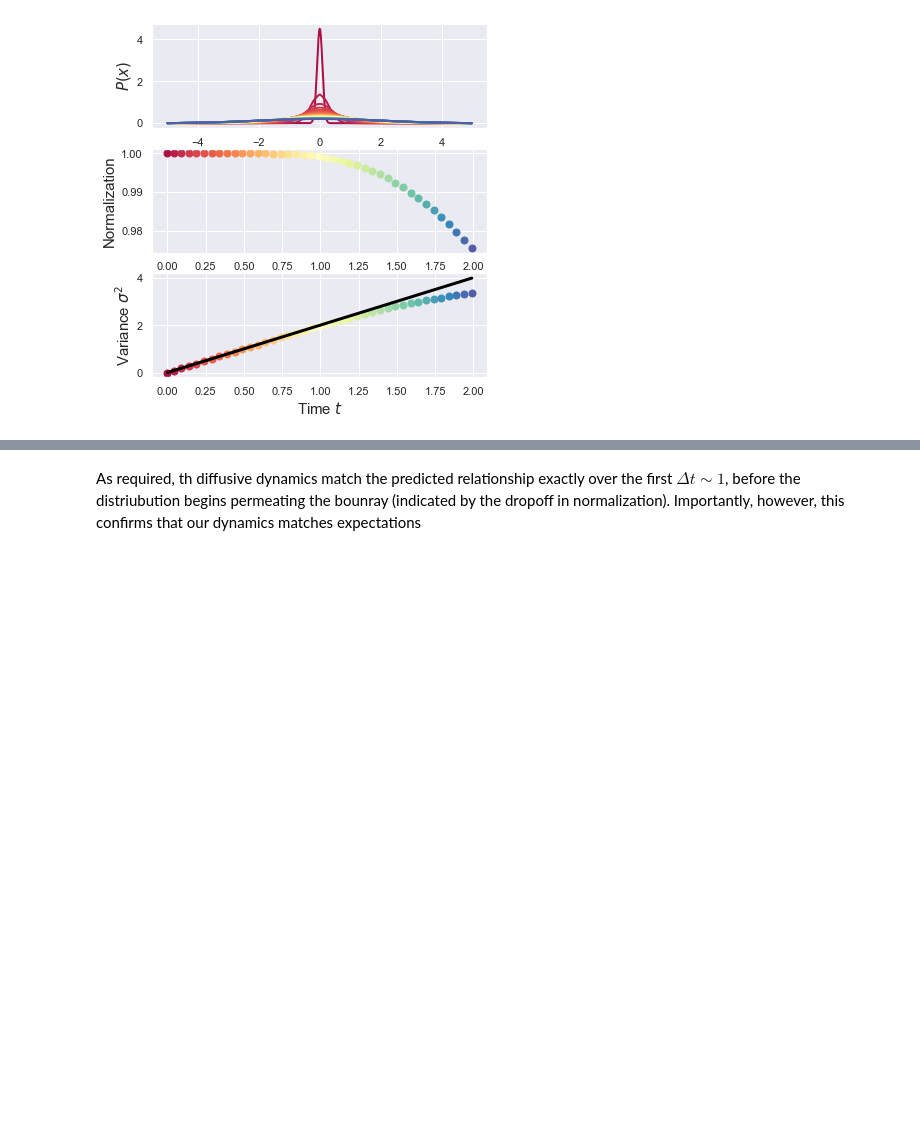
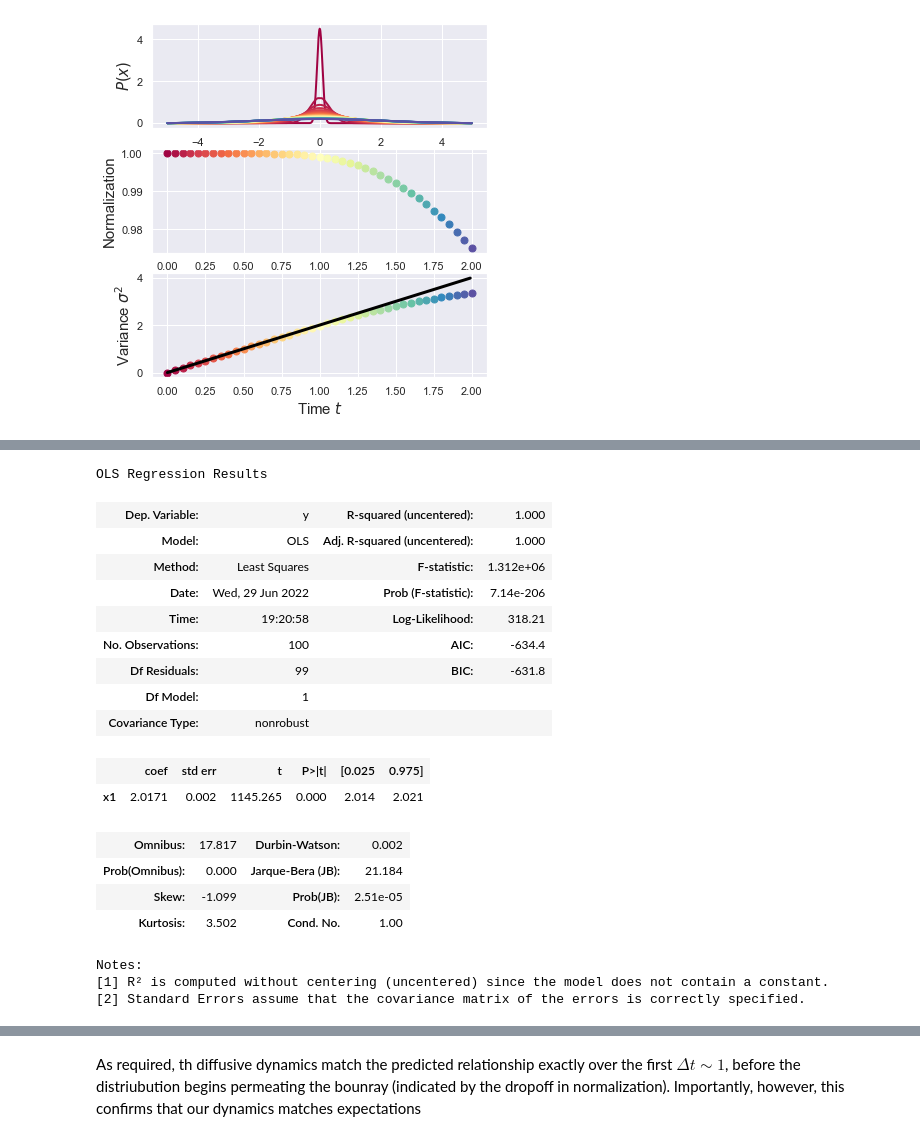
Before and after one commit to StevenJLarge/FokkerPlanck, a Jupyter notebook: notebooks/02-slarge-diffusion.ipynb, the cells around one changed output, grey strips where cells are left out. Drawn from its saved outputs; the diff is of its cells as text; code cells hidden in the pictures; blank space fills up the shorter version.

```diff
--- a/notebooks/02-slarge-diffusion.ipynb
+++ b/notebooks/02-slarge-diffusion.ipynb
@@ -282,0 +338,42 @@ Text(0, 0.5, '$P(x)$')
+# %%
+# In fact, we can fit the first ~1/2 of the variance data to a line to see what
+# the confidence in the slope parameter is
+variance_trend = [_get_variance(dens, x_array_large) for dens in density_tracker_diff]
+variance_trend_2 = [_get_variance(dens, x_array_large) for dens in density_tracker_diff_2]
+variance_trend_4 = [_get_variance(dens, x_array_large) for dens in density_tracker_diff_4]
+
+# X = sm.add_constant(time_tracker)
+X = time_tracker
+Y_1 = init_var + np.array(variance_trend)
+Y_2 = init_var + np.array(variance_trend_2)
+Y_4 = init_var + np.array(variance_trend_4)
+
+model_1 = sm.OLS(Y_1[:len(Y_1) // (2 * 1)], X[:len(Y_1) // (2 * 1)])
+model_2 = sm.OLS(Y_2[:len(Y_2) // (2 * 2)], X[:len(Y_2) // (2 * 2)])
+model_4 = sm.OLS(Y_4[:len(Y_4) // (2 * 4)], X[:len(Y_4) // (2 * 4)])
+
+result_1 = model_1.fit()
+result_2 = model_2.fit()
+result_4 = model_4.fit()
+
+result_1.summary()
+# %% [output]
+OLS Regression Results
+| Dep. Variable: | y | R-squared (uncentered): | 1.000 |
+| Model: | OLS | Adj. R-squared (uncentered): | 1.000 |
+| Method: | Least Squares | F-statistic: | 1.312e+06 |
+| Date: | Wed, 29 Jun 2022 | Prob (F-statistic): | 7.14e-206 |
+| Time: | 19:20:58 | Log-Likelihood: | 318.21 |
+| No. Observations: | 100 | AIC: | -634.4 |
+| Df Residuals: | 99 | BIC: | -631.8 |
+| Df Model: | 1 |  |  |
+| Covariance Type: | nonrobust |  |  |
+|  | coef | std err | t | P>|t| | [0.025 | 0.975] |
+| x1 | 2.0171 | 0.002 | 1145.265 | 0.000 | 2.014 | 2.021 |
+| Omnibus: | 17.817 | Durbin-Watson: | 0.002 |
+| Prob(Omnibus): | 0.000 | Jarque-Bera (JB): | 21.184 |
+| Skew: | -1.099 | Prob(JB): | 2.51e-05 |
+| Kurtosis: | 3.502 | Cond. No. | 1.00 |
+Notes:
+[1] R² is computed without centering (uncentered) since the model does not contain a constant.
+[2] Standard Errors assume that the covariance matrix of the errors is correctly specified.
```
Also changed, not shown: parts of 8 cells of this notebook, 5 other files.
